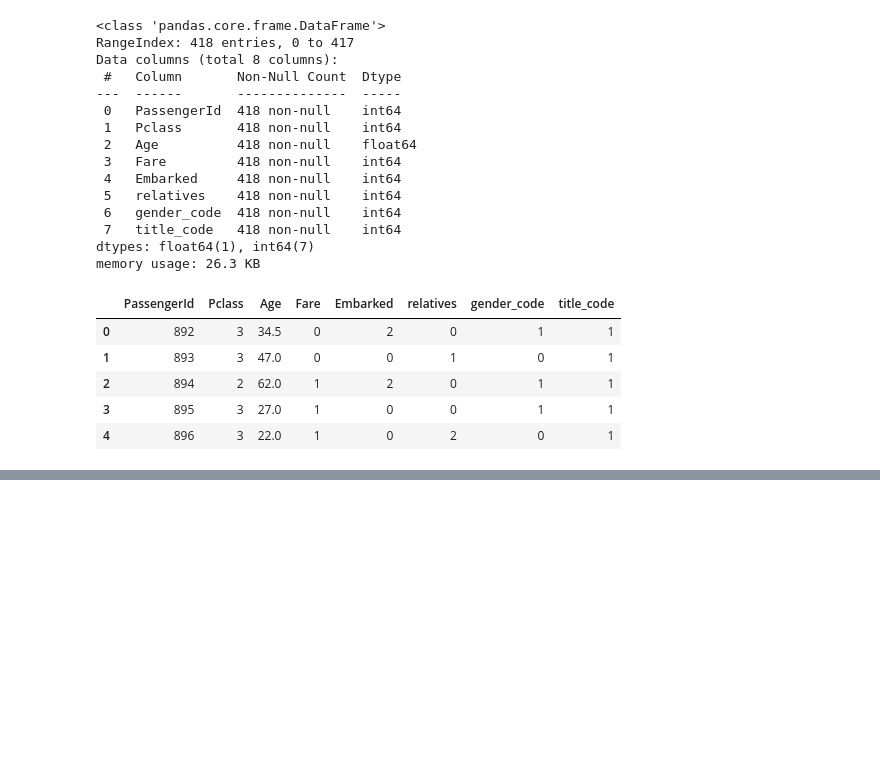
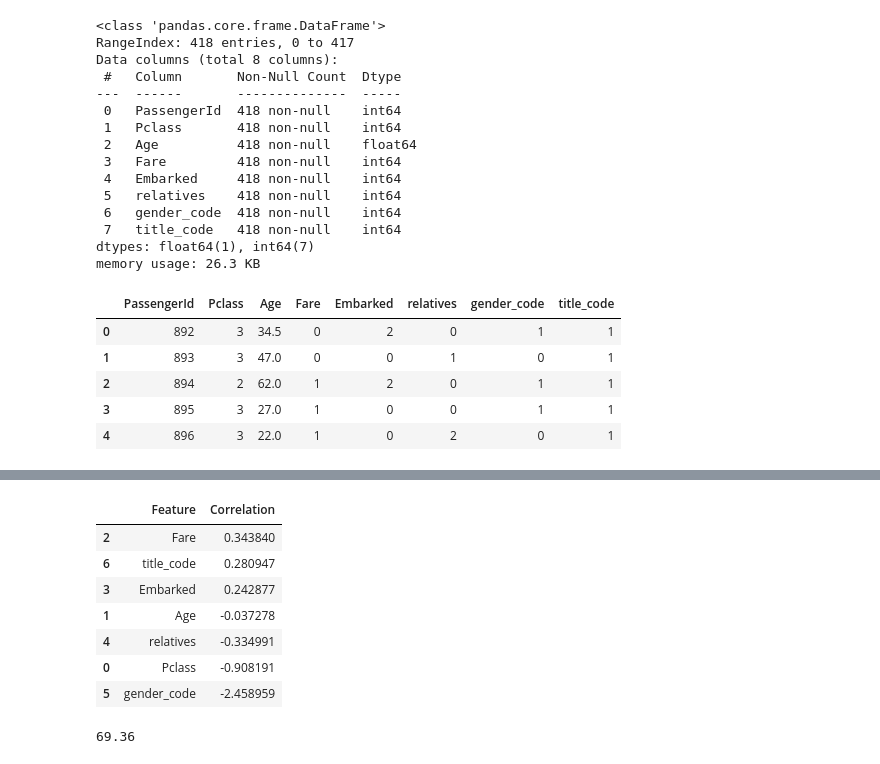
Before and after one commit to fadeev19190/titanic_survival_rate, a Jupyter notebook: titanic_survival.ipynb, the cells around one changed output, grey strips where cells are left out. Cells and saved outputs as stored; diff of their text form; code cells hidden in the pictures; blank space fills up the shorter version.

```diff
--- a/titanic_survival.ipynb
+++ b/titanic_survival.ipynb
@@ -475,0 +430,6 @@ array([0, 0, 0, 0, 1, 0, 0, 0, 0, 0, 0, 0, 1, 0, 1, 1, 0, 0, 0, 1, 0, 1,
+# %%
+X_train = train_set.drop("Survived", axis=1)
+Y_train = train_set["Survived"]
+
+X_test  = test_set.drop("PassengerId", axis=1).copy()
+X_train.shape, Y_train.shape, X_test.shape
@@ -475,0 +438,6 @@ array([0, 0, 0, 0, 1, 0, 0, 0, 0, 0, 0, 0, 1, 0, 1, 1, 0, 0, 0, 1, 0, 1,
+# %%
+logreg = LogisticRegression()
+logreg.fit(X_train, Y_train)
+Y_pred = logreg.predict(X_test)
+acc_log = round(logreg.score(X_train, Y_train) * 100, 2)
+acc_log
@@ -475,0 +453,23 @@ array([0, 0, 0, 0, 1, 0, 0, 0, 0, 0, 0, 0, 1, 0, 1, 1, 0, 0, 0, 1, 0, 1,
+# %%
+coeff_df = pd.DataFrame(train_set.columns.delete(0))
+coeff_df.columns = ['Feature']
+coeff_df["Correlation"] = pd.Series(logreg.coef_[0])
+
+coeff_df.sort_values(by='Correlation', ascending=False)
+# %% [output]
+|  | Feature | Correlation |
+| 2 | Fare | 0.343840 |
+| 6 | title_code | 0.280947 |
+| 3 | Embarked | 0.242877 |
+| 1 | Age | -0.037278 |
+| 4 | relatives | -0.334991 |
+| 0 | Pclass | -0.908191 |
+| 5 | gender_code | -2.458959 |
+# %%
+svc = SVC()
+svc.fit(X_train, Y_train)
+Y_pred = svc.predict(X_test)
+acc_svc = round(svc.score(X_train, Y_train) * 100, 2)
+acc_svc
+# %% [output]
+69.36
```
Also changed, not shown: parts of 18 cells of this notebook.
